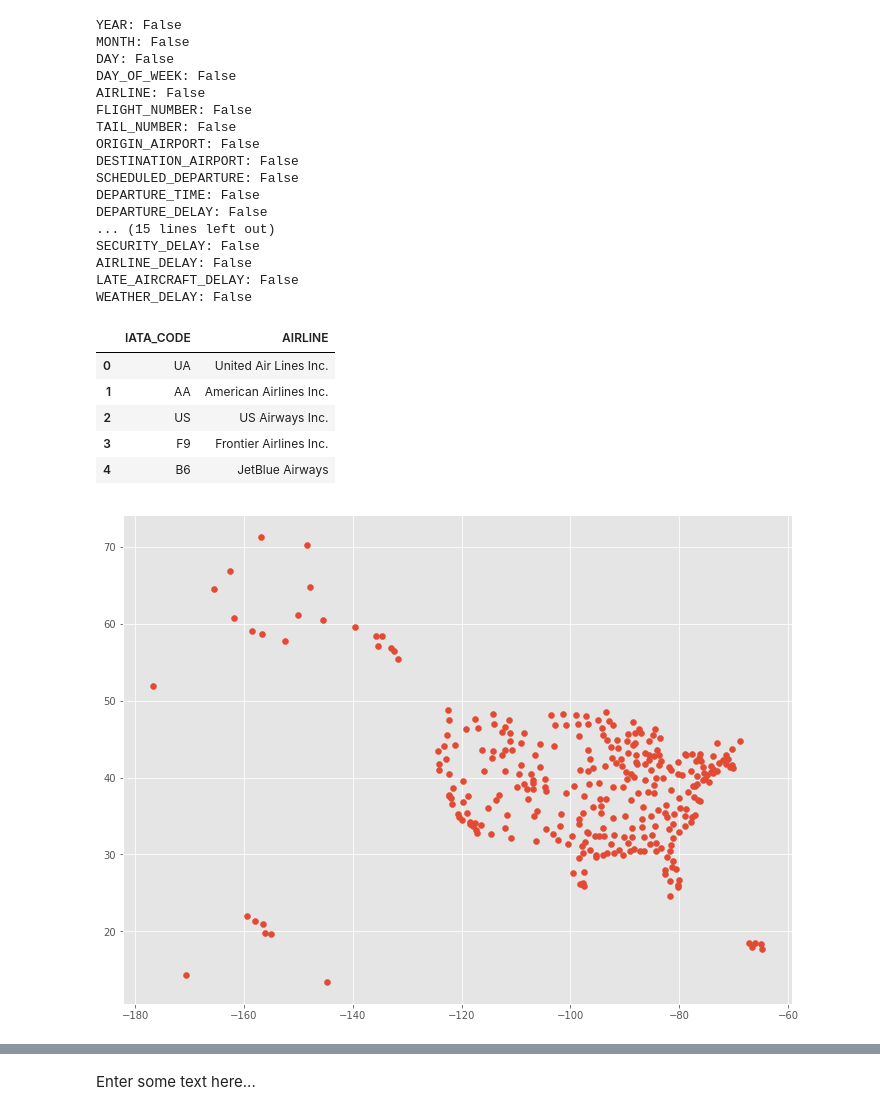
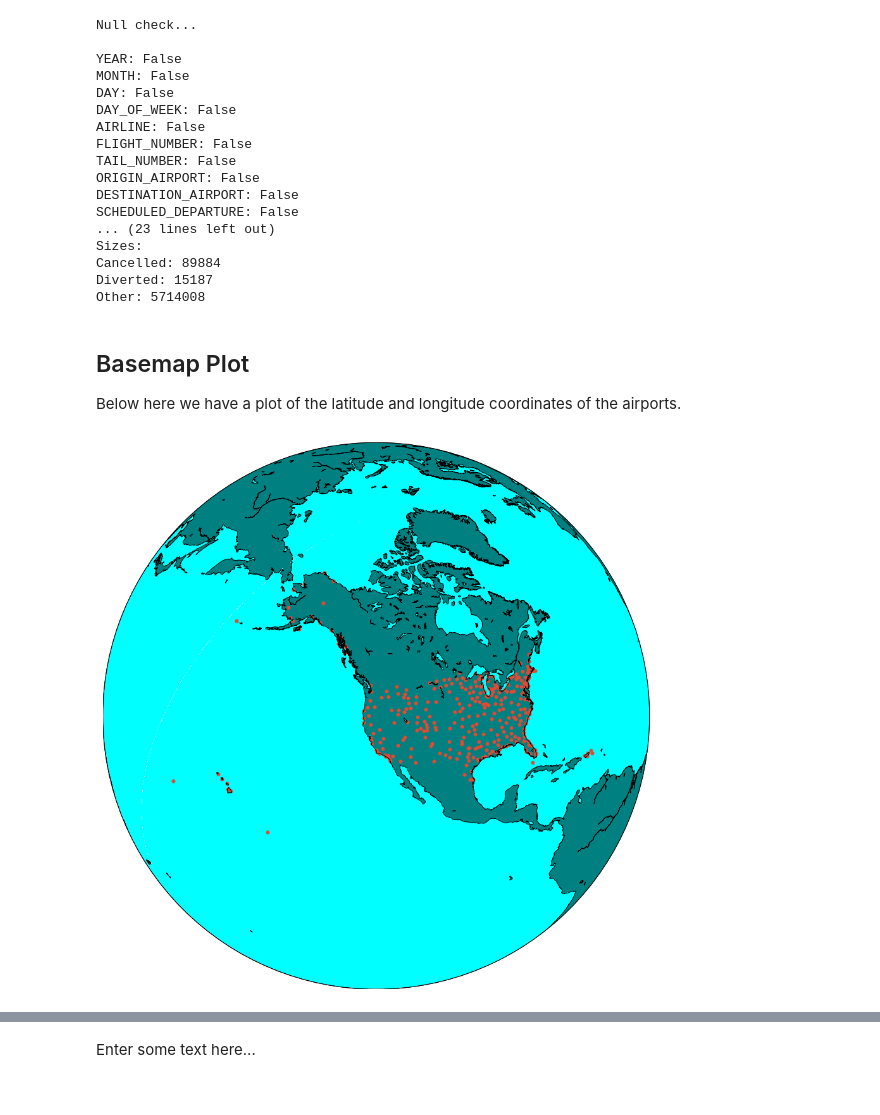
Before and after one commit to jakekasan/data-science, a Jupyter notebook: flight-delays/Main.ipynb, the cells around one changed output, grey strips where cells are left out. Cells and saved outputs as stored; diff of their text form; code cells hidden in the pictures.

```diff
--- a/flight-delays/Main.ipynb
+++ b/flight-delays/Main.ipynb
@@ -18,19 +52,21 @@ flights = pd.read_csv("../data/flight-delays/flights.csv")
 # %%
-# removing null values from key columns
 
-# flights["DEPARTURE_TIME"].dropna(axis=0,thresh=7,inplace=True)
-# flights["DEPARTURE_DELAY"].dropna(axis=0,thresh=7,inplace=True)
-# flights["ARRIVAL_TIME"].dropna(axis=0,thresh=7,inplace=True)
-# flights["ARRIVAL_DELAY"].dropna(axis=0,thresh=7,inplace=True)
-# flights["SCHEDULED_TIME"].dropna(axis=0,thresh=7,inplace=True)
 binaries = ["CANCELLATION_REASON","AIR_SYSTEM_DELAY","SECURITY_DELAY","AIRLINE_DELAY","LATE_AIRCRAFT_DELAY","WEATHER_DELAY"]
 flights[binaries] = flights[binaries].fillna(value=0)
 flights.dropna()
 
+
+cancelled_flights = flights.loc[(flights["CANCELLED"] == 1) & (flights["DIVERTED"] != 1) ,:]
+diverted_flights = flights.loc[(flights["CANCELLED"] != 1) & (flights["DIVERTED"] == 1) ,:]
 flights = flights.loc[(flights["CANCELLED"] != 1) & (flights["DIVERTED"] != 1) ,:]
+print("Null check... \n")
 for column in flights.columns:
     print("{}: {}".format(column,flights[column].isnull().any()))
+
+print("\n\nSizes: \nCancelled: {}\nDiverted: {}\nOther: {}\n".format(len(cancelled_flights.index),len(diverted_flights.index),len(flights.index)))
 # %% [output]
+Null check...
+
 YEAR: False
 MONTH: False
 DAY: False
@@ -41,29 +77,43 @@ TAIL_NUMBER: False
 ORIGIN_AIRPORT: False
 DESTINATION_AIRPORT: False
 SCHEDULED_DEPARTURE: False
-DEPARTURE_TIME: False
-DEPARTURE_DELAY: False
-... (15 lines left out)
-SECURITY_DELAY: False
-AIRLINE_DELAY: False
-LATE_AIRCRAFT_DELAY: False
-WEATHER_DELAY: False
+... (23 lines left out)
+Sizes:
+Cancelled: 89884
+Diverted: 15187
+Other: 5714008
-# %%
-airlines.head()
-# %% [output]
-|  | IATA_CODE | AIRLINE |
-| 0 | UA | United Air Lines Inc. |
-| 1 | AA | American Airlines Inc. |
-| 2 | US | US Airways Inc. |
-| 3 | F9 | Frontier Airlines Inc. |
-| 4 | B6 | JetBlue Airways |
-# %%
-# Plot a map of the USA with the airports
-
-plt.scatter(airports["LONGITUDE"],airports["LATITUDE"])
-plt.show()
-# %% [output]
-[figure, removed]
+# %% [markdown]
+## Basemap Plot
+
+Below here we have a plot of the latitude and longitude coordinates of the airports.
+# %%
+# Plot a map of the USA with the airports
+
+temporary = airports.loc[(airports["LATITUDE"].isnull()) | (airports["LONGITUDE"].isnull()), :]
+
+fig = plt.figure(figsize=(15,15))
+ax = fig.add_axes([0.1,0.1,0.8,0.8])
+
+center_lat = (airports["LATITUDE"].max() - airports["LATITUDE"].min())/2 + airports["LATITUDE"].min()
+center_lon = (airports["LONGITUDE"].max() - airports["LONGITUDE"].min())/2 + airports["LONGITUDE"].min()
+
+#m = Basemap(llcrnrlon=airports["LONGITUDE"].min()-5,llcrnrlat=airports["LATITUDE"].min()-5,urcrnrlon=airports["LONGITUDE"].max()+5,urcrnrlat=airports["LATITUDE"].max()+5,resolution='l',projection='ortho')
+m = Basemap(lat_0=center_lat,lon_0=center_lon,resolution='l',projection='ortho')
+m.drawcoastlines()
+m.drawmapboundary()#fill_color="aqua")
+
+m.drawlsmask(land_color="teal",ocean_color="aqua",lakes=True)
+
+#m.drawparallels(np.arange(airports["LATITUDE"].min(),airports["LATITUDE"].max(),(airports["LATITUDE"].max()-airports["LATITUDE"].min()/10)))
+#m.drawmeridians(np.arange(airports["LONGITUDE"].min(),airports["LONGITUDE"].max(),(airports["LONGITUDE"].max()-airports["LONGITUDE"].min()/10)))
+#x, y = m(temporary["LONGITUDE"].values,temporary["LONGITUDE"].values)
+x, y = m(airports["LONGITUDE"].tolist(),airports["LATITUDE"].tolist())
+m.scatter(x,y,30,marker="o",ax=ax,latlon=False,)
+
+#plt.scatter(airports["LONGITUDE"],airports["LATITUDE"])
+plt.show()
+# %% [output]
+[figure, added]
 # %%
 # Get the Mean, std Dev, and 25%-75% quantiles of the delays per airline
 
```
Also changed, not shown: parts of 52 cells of this notebook.
